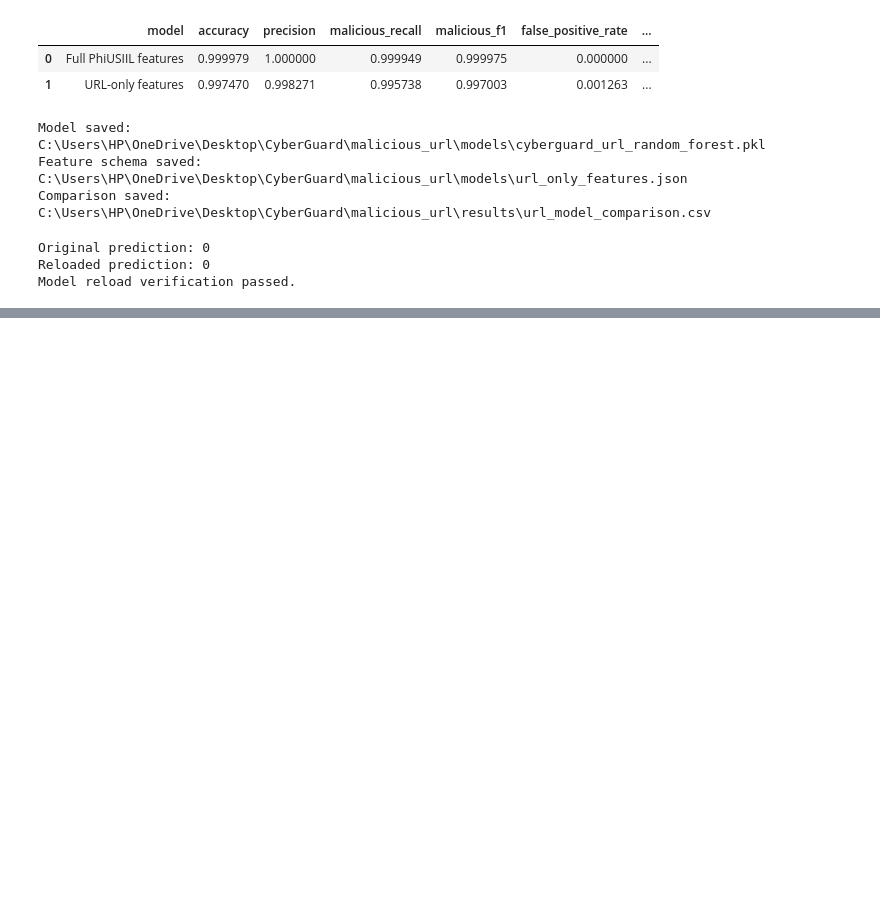
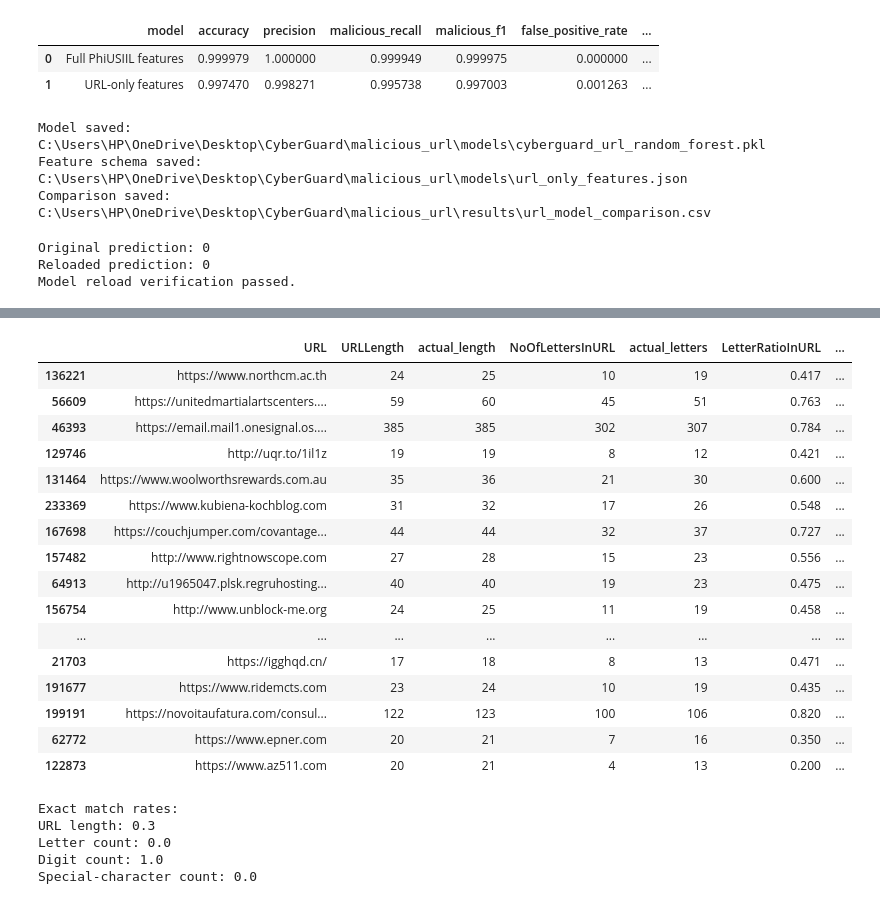
Before and after one commit to dinesha-06/CYBERGUARD, a Jupyter notebook: malicious_url/notebooks/04_robust_evaluation.ipynb, the cells around one changed output, grey strips where cells are left out. Saved outputs shown, nothing was run; the diff lists cells and outputs as text; code cells hidden in the pictures; blank space fills up the shorter version.

```diff
--- a/malicious_url/notebooks/04_robust_evaluation.ipynb
+++ b/malicious_url/notebooks/04_robust_evaluation.ipynb
@@ -499,0 +1094,73 @@ Model reload verification passed.
+# %%
+import numpy as np
+import pandas as pd
+
+sample = raw_df.sample(
+    n=min(20, len(raw_df)),
+    random_state=42
+).copy()
+
+sample["URL"] = sample["URL"].astype(str)
+
+sample["actual_length"] = sample["URL"].str.len()
+sample["actual_letters"] = sample["URL"].map(
+    lambda u: sum(c.isalpha() for c in u)
+)
+sample["actual_digits"] = sample["URL"].map(
+    lambda u: sum(c.isdigit() for c in u)
+)
+sample["actual_special"] = sample["URL"].map(
+    lambda u: sum(not c.isalnum() for c in u)
+)
+
+columns = [
+    "URL",
+    "URLLength", "actual_length",
+    "NoOfLettersInURL", "actual_letters",
+    "LetterRatioInURL",
+    "NoOfDegitsInURL", "actual_digits",
+    "NoOfOtherSpecialCharsInURL", "actual_special",
+]
+
+display(sample[columns].head(20))
+
+print("\nExact match rates:")
+print(
+    "URL length:",
+    (sample["URLLength"] == sample["actual_length"]).mean()
+)
+print(
+    "Letter count:",
+    (sample["NoOfLettersInURL"] == sample["actual_letters"]).mean()
+)
+print(
+    "Digit count:",
+    (sample["NoOfDegitsInURL"] == sample["actual_digits"]).mean()
+)
+print(
+    "Special-character count:",
+    (sample["NoOfOtherSpecialCharsInURL"] == sample["actual_special"]).mean()
+)
+# %% [output]
+|  | URL | URLLength | actual_length | NoOfLettersInURL | actual_letters | LetterRatioInURL | ... |
+| 136221 | https://www.northcm.ac.th | 24 | 25 | 10 | 19 | 0.417 | ... |
+| 56609 | https://unitedmartialartscenters.... | 59 | 60 | 45 | 51 | 0.763 | ... |
+| 46393 | https://email.mail1.onesignal.os.... | 385 | 385 | 302 | 307 | 0.784 | ... |
+| 129746 | http://uqr.to/1il1z | 19 | 19 | 8 | 12 | 0.421 | ... |
+| 131464 | https://www.woolworthsrewards.com.au | 35 | 36 | 21 | 30 | 0.600 | ... |
+| 233369 | https://www.kubiena-kochblog.com | 31 | 32 | 17 | 26 | 0.548 | ... |
+| 167698 | https://couchjumper.com/covantage... | 44 | 44 | 32 | 37 | 0.727 | ... |
+| 157482 | http://www.rightnowscope.com | 27 | 28 | 15 | 23 | 0.556 | ... |
+| 64913 | http://u1965047.plsk.regruhosting... | 40 | 40 | 19 | 23 | 0.475 | ... |
+| 156754 | http://www.unblock-me.org | 24 | 25 | 11 | 19 | 0.458 | ... |
+| ... | ... | ... | ... | ... | ... | ... | ... |
+| 21703 | https://igghqd.cn/ | 17 | 18 | 8 | 13 | 0.471 | ... |
+| 191677 | https://www.ridemcts.com | 23 | 24 | 10 | 19 | 0.435 | ... |
+| 199191 | https://novoitaufatura.com/consul... | 122 | 123 | 100 | 106 | 0.820 | ... |
+| 62772 | https://www.epner.com | 20 | 21 | 7 | 16 | 0.350 | ... |
+| 122873 | https://www.az511.com | 20 | 21 | 4 | 13 | 0.200 | ... |
+Exact match rates:
+URL length: 0.3
+Letter count: 0.0
+Digit count: 1.0
+Special-character count: 0.0
```
Also changed, not shown: parts of 17 cells of this notebook, 4 other files.
